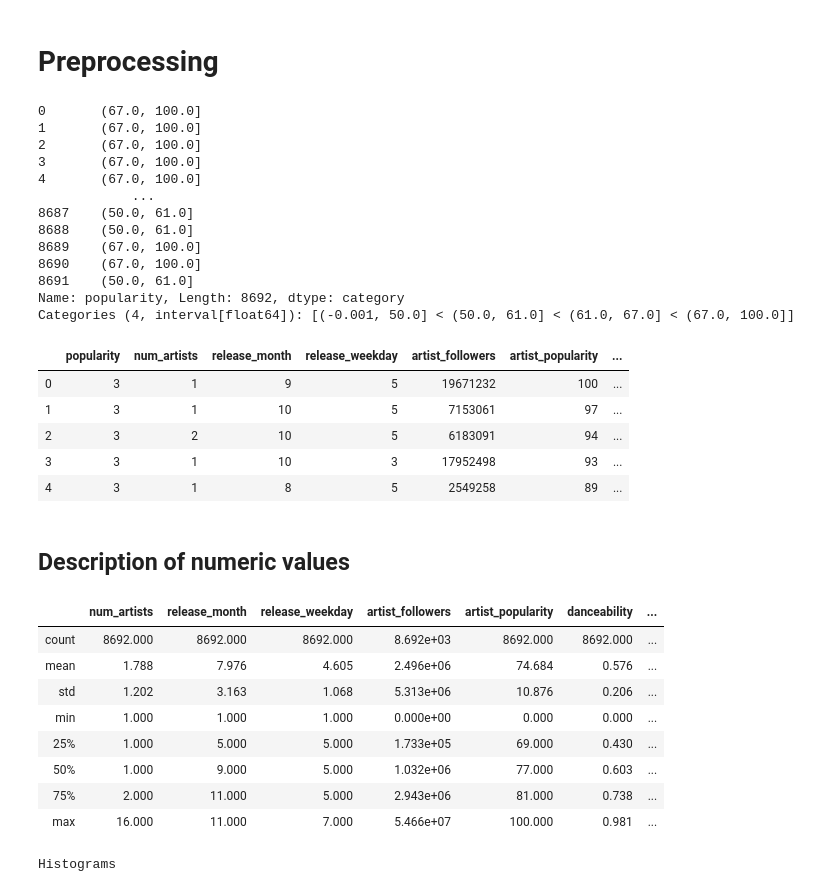
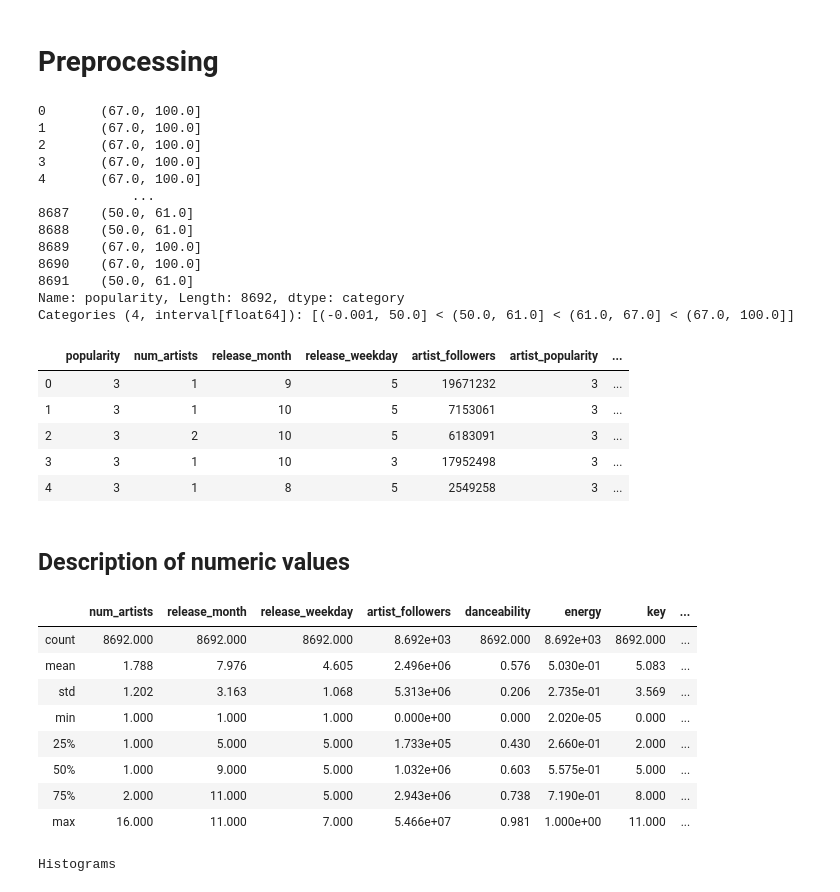
Before and after one commit to feliperamis/spotify-track-prediction, a Jupyter notebook: test-notebooks/preprocessing.ipynb, the cells around one changed output. Drawn from its saved outputs; the diff is of its cells as text; code cells hidden in the pictures.

Commit message:
Change artist popularity too

```diff
--- a/test-notebooks/preprocessing.ipynb
+++ b/test-notebooks/preprocessing.ipynb
@@ -12,52 +12,53 @@ pandas.set_option('display.expand_frame_repr', False)
 pandas.set_option('max_colwidth', -1)
 pandas.set_option('display.precision', 3)
 
 data = pandas.read_csv('../datasets/SpotifyAudioFeatures-full-29Nov.csv')
 data['duration'] = data['duration_ms']*(1/1000)*(1/60)
 data = data.drop(labels='Unnamed: 0',axis=1)
 data = data.drop(labels='duration_ms',axis=1)
 data = data.drop(labels='artist_name',axis=1)
 data = data.drop(labels='track_name',axis=1)
 data = data.drop(labels='track_id',axis=1)
 
 # We want to transform popularity to
 print(pd.qcut(data['popularity'], 4))
 data['popularity'] = pd.qcut(data['popularity'], 4,labels=[0,1,2,3])
+data['artist_popularity'] = pd.qcut(data['artist_popularity'], 4,labels=[0,1,2,3])
 data.head()
 # %% [output]
 0       (67.0, 100.0]
 1       (67.0, 100.0]
 2       (67.0, 100.0]
 3       (67.0, 100.0]
 4       (67.0, 100.0]
             ...
 8687    (50.0, 61.0]
 8688    (50.0, 61.0]
 8689    (67.0, 100.0]
 8690    (67.0, 100.0]
 8691    (50.0, 61.0]
 Name: popularity, Length: 8692, dtype: category
 Categories (4, interval[float64]): [(-0.001, 50.0] < (50.0, 61.0] < (61.0, 67.0] < (67.0, 100.0]]
 |  | popularity | num_artists | release_month | release_weekday | artist_followers | artist_popularity | ... |
-| 0 | 3 | 1 | 9 | 5 | 19671232 | 100 | ... |
-| 1 | 3 | 1 | 10 | 5 | 7153061 | 97 | ... |
-| 2 | 3 | 2 | 10 | 5 | 6183091 | 94 | ... |
-| 3 | 3 | 1 | 10 | 3 | 17952498 | 93 | ... |
-| 4 | 3 | 1 | 8 | 5 | 2549258 | 89 | ... |
+| 0 | 3 | 1 | 9 | 5 | 19671232 | 3 | ... |
+| 1 | 3 | 1 | 10 | 5 | 7153061 | 3 | ... |
+| 2 | 3 | 2 | 10 | 5 | 6183091 | 3 | ... |
+| 3 | 3 | 1 | 10 | 3 | 17952498 | 3 | ... |
+| 4 | 3 | 1 | 8 | 5 | 2549258 | 3 | ... |
 # %% [markdown]
 ## Description of numeric values
 # %%
 data.describe(include=[np.number])
 # %% [output]
-|  | num_artists | release_month | release_weekday | artist_followers | artist_popularity | danceability | ... |
-| count | 8692.000 | 8692.000 | 8692.000 | 8.692e+03 | 8692.000 | 8692.000 | ... |
-| mean | 1.788 | 7.976 | 4.605 | 2.496e+06 | 74.684 | 0.576 | ... |
-| std | 1.202 | 3.163 | 1.068 | 5.313e+06 | 10.876 | 0.206 | ... |
-| min | 1.000 | 1.000 | 1.000 | 0.000e+00 | 0.000 | 0.000 | ... |
-| 25% | 1.000 | 5.000 | 5.000 | 1.733e+05 | 69.000 | 0.430 | ... |
-| 50% | 1.000 | 9.000 | 5.000 | 1.032e+06 | 77.000 | 0.603 | ... |
-| 75% | 2.000 | 11.000 | 5.000 | 2.943e+06 | 81.000 | 0.738 | ... |
-| max | 16.000 | 11.000 | 7.000 | 5.466e+07 | 100.000 | 0.981 | ... |
+|  | num_artists | release_month | release_weekday | artist_followers | danceability | energy | key | ... |
+| count | 8692.000 | 8692.000 | 8692.000 | 8.692e+03 | 8692.000 | 8.692e+03 | 8692.000 | ... |
+| mean | 1.788 | 7.976 | 4.605 | 2.496e+06 | 0.576 | 5.030e-01 | 5.083 | ... |
+| std | 1.202 | 3.163 | 1.068 | 5.313e+06 | 0.206 | 2.735e-01 | 3.569 | ... |
+| min | 1.000 | 1.000 | 1.000 | 0.000e+00 | 0.000 | 2.020e-05 | 0.000 | ... |
+| 25% | 1.000 | 5.000 | 5.000 | 1.733e+05 | 0.430 | 2.660e-01 | 2.000 | ... |
+| 50% | 1.000 | 9.000 | 5.000 | 1.032e+06 | 0.603 | 5.575e-01 | 5.000 | ... |
+| 75% | 2.000 | 11.000 | 5.000 | 2.943e+06 | 0.738 | 7.190e-01 | 8.000 | ... |
+| max | 16.000 | 11.000 | 7.000 | 5.466e+07 | 0.981 | 1.000e+00 | 11.000 | ... |
 # %%
 data.hist(column=['popularity', 'danceability', 'key','liveness', 'duration', 'time_signature', 'release_month'],  bins=20, figsize=[7,7])
 print("Histograms")
```
Also changed, not shown: parts of 7 cells of this notebook, 1 other file.
